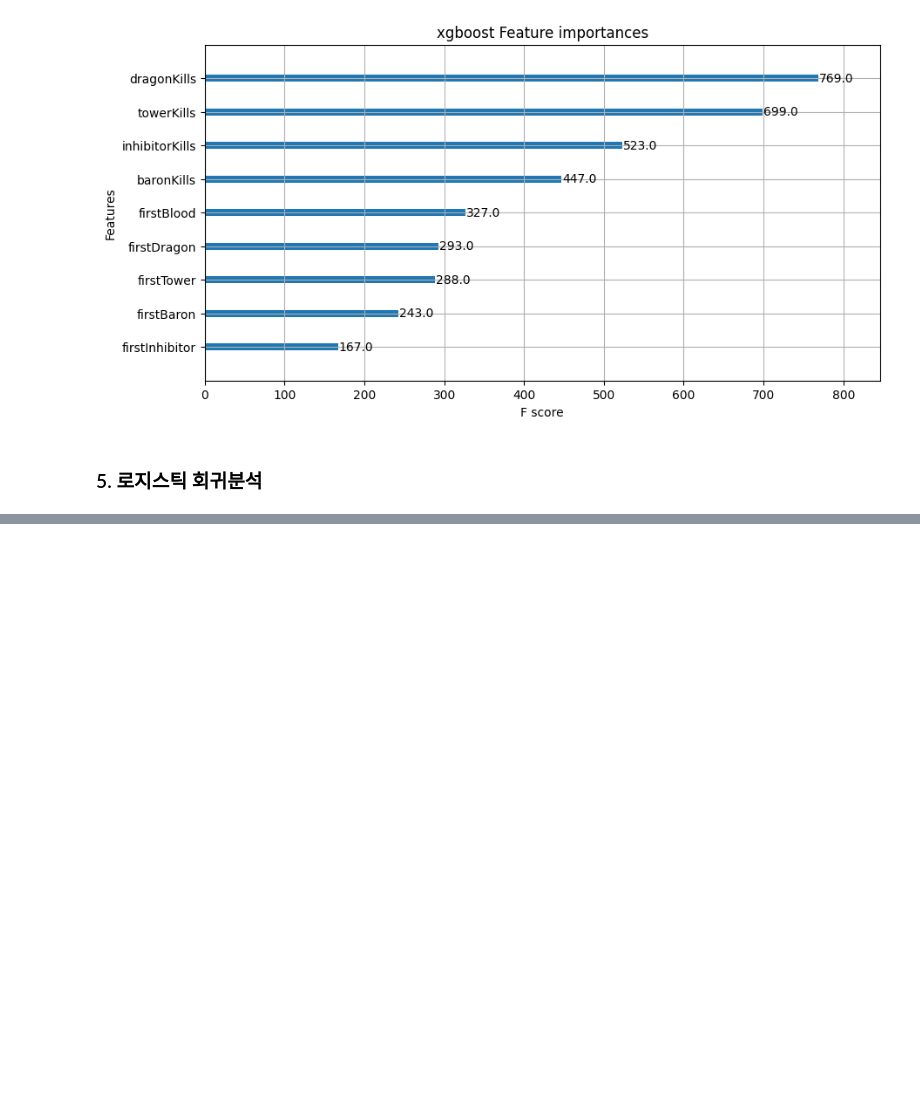
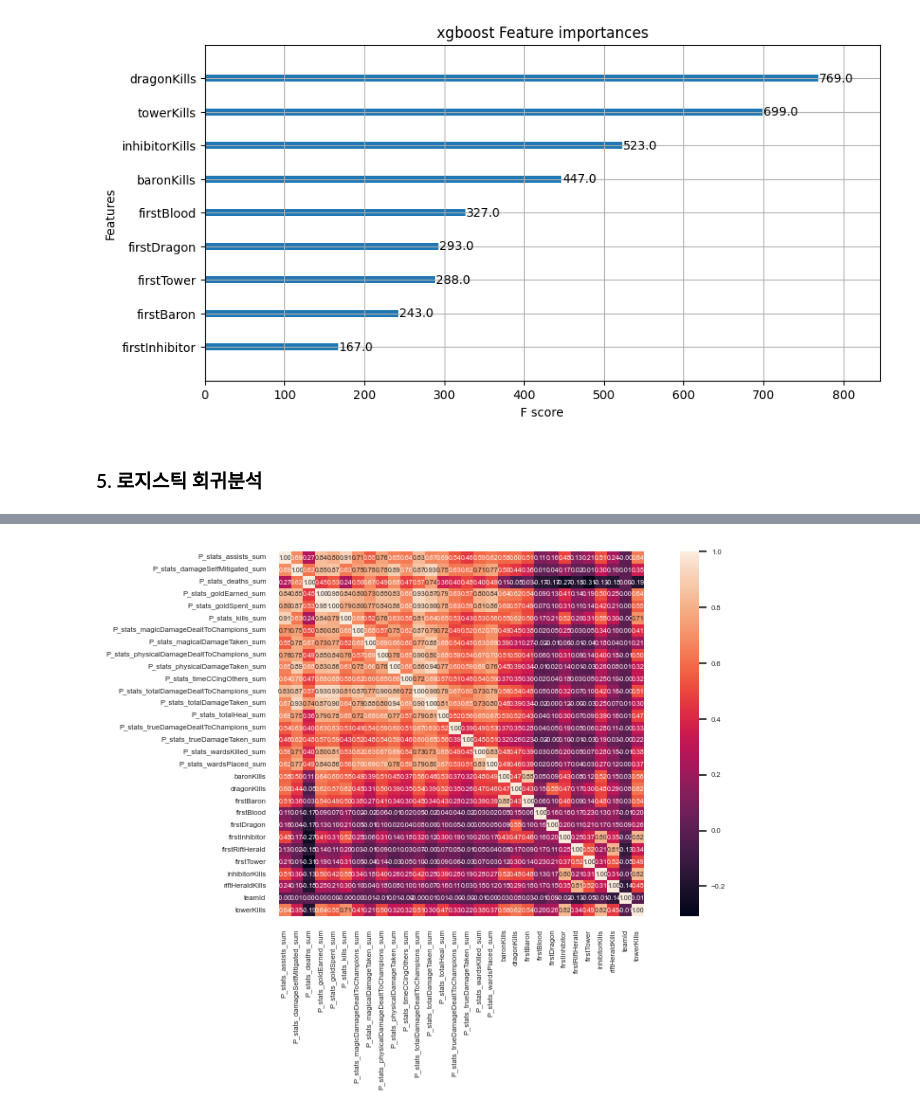
Before and after one commit to cheonjaeJJang/lol_project, a Jupyter notebook: analysis.ipynb, the cells around one changed output, grey strips where cells are left out. Drawn from its saved outputs; the diff is of its cells as text; code cells hidden in the pictures; blank space fills up the shorter version.

```diff
--- a/analysis.ipynb
+++ b/analysis.ipynb
@@ -358,0 +480,12 @@ df.drop(['gameId', 'gameDuration', 'vilemawKills', 'dominionVictoryScore','ban_c
+# %%
+import seaborn as sns
+
+corr = df[X.columns].corr(method='pearson')
+sns.set(font_scale=0.5)
+hm = sns.heatmap(corr.values, cbar = True, annot = True, square = True, fmt = '.2f', annot_kws ={'size' : 5},
+                 yticklabels = X.columns, xticklabels = X.columns )
+
+sns.set(style = 'whitegrid', context = 'notebook')
+plt.show()
+# %% [output]
+[figure, added]
```
Also changed, not shown: parts of 8 cells of this notebook.
